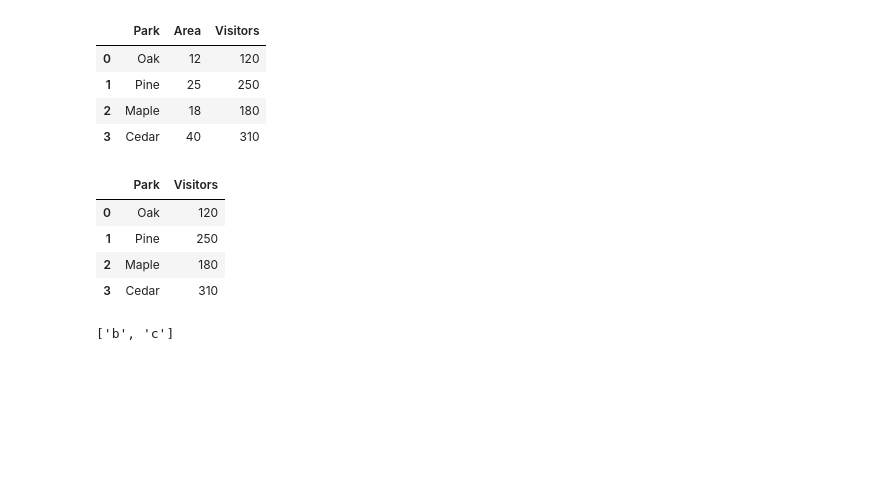
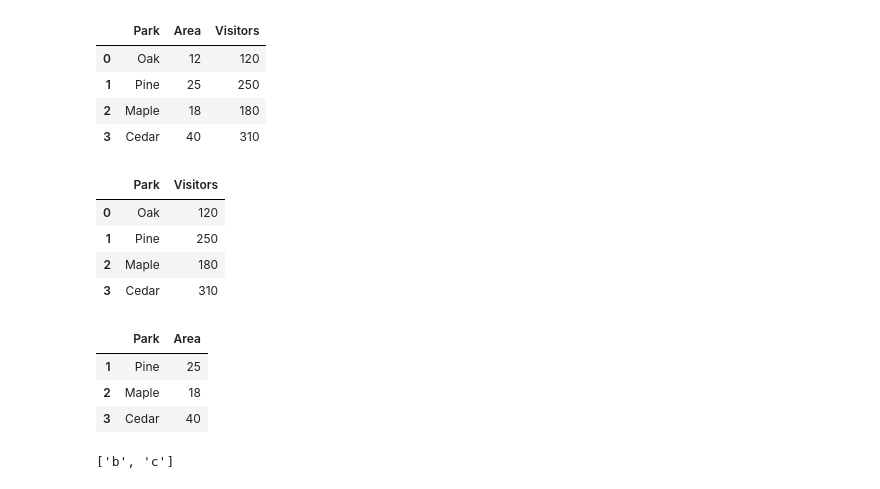
Before and after one commit to lane-erwin/geog592-cheyney, a Jupyter notebook: schedule/week04/GEOG592_Module3_Day1_pandas_Fundamentals_v2.ipynb, the cells around one changed output. Drawn from its saved outputs; the diff is of its cells as text; code cells hidden in the pictures; blank space fills up the shorter version.

```diff
--- a/schedule/week04/GEOG592_Module3_Day1_pandas_Fundamentals_v2.ipynb
+++ b/schedule/week04/GEOG592_Module3_Day1_pandas_Fundamentals_v2.ipynb
@@ -684,6 +684,13 @@ parks[["Park", "Visitors"]]
 | 1 | Pine | 250 |
 | 2 | Maple | 180 |
 | 3 | Cedar | 310 |
+# %%
+parks[["Park", "Area"]][1:4]
+# %% [output]
+|  | Park | Area |
+| 1 | Pine | 25 |
+| 2 | Maple | 18 |
+| 3 | Cedar | 40 |
 # %%
 letters = ["a", "b", "c"]
 
```
Also changed, not shown: parts of 4 cells of this notebook, 2 other files.
